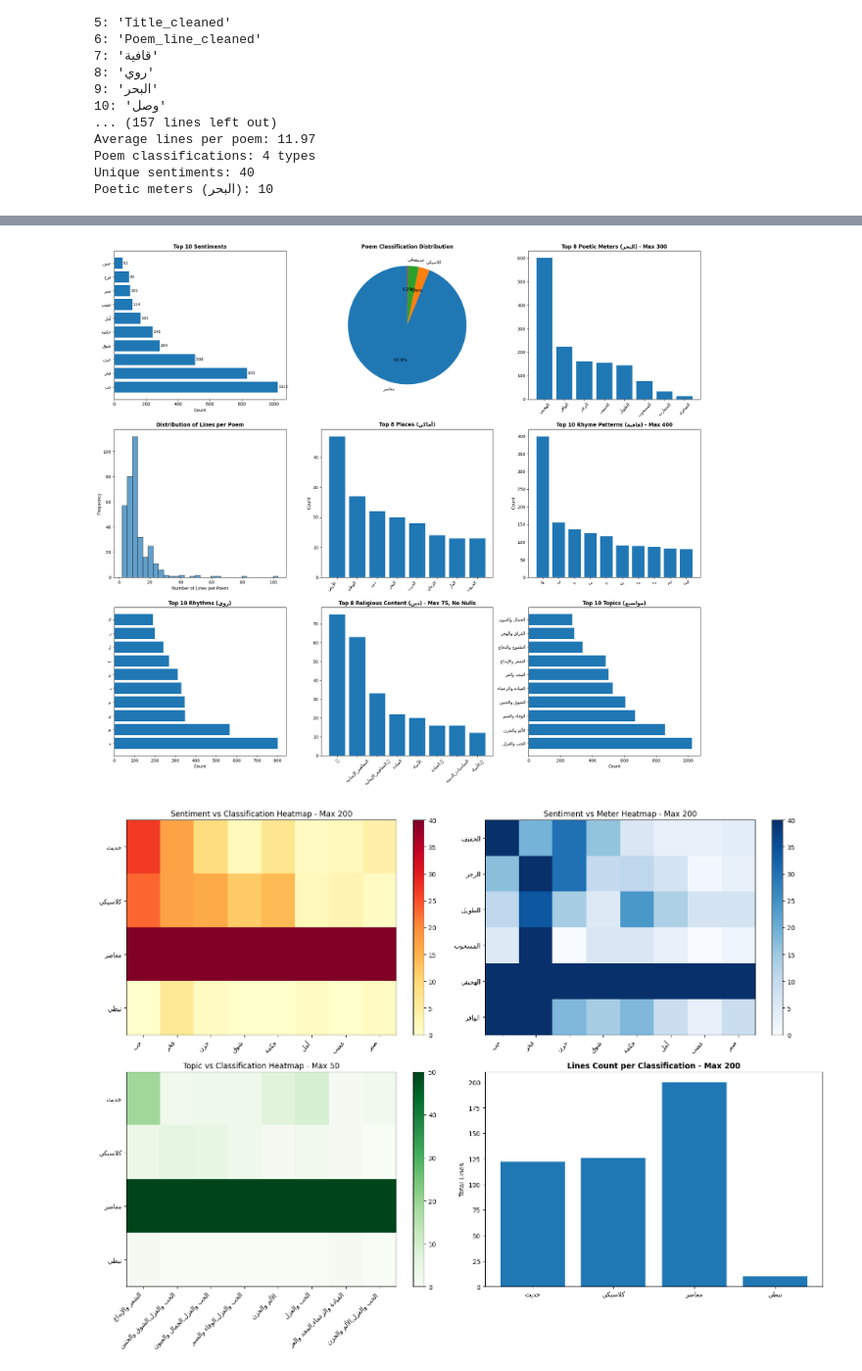
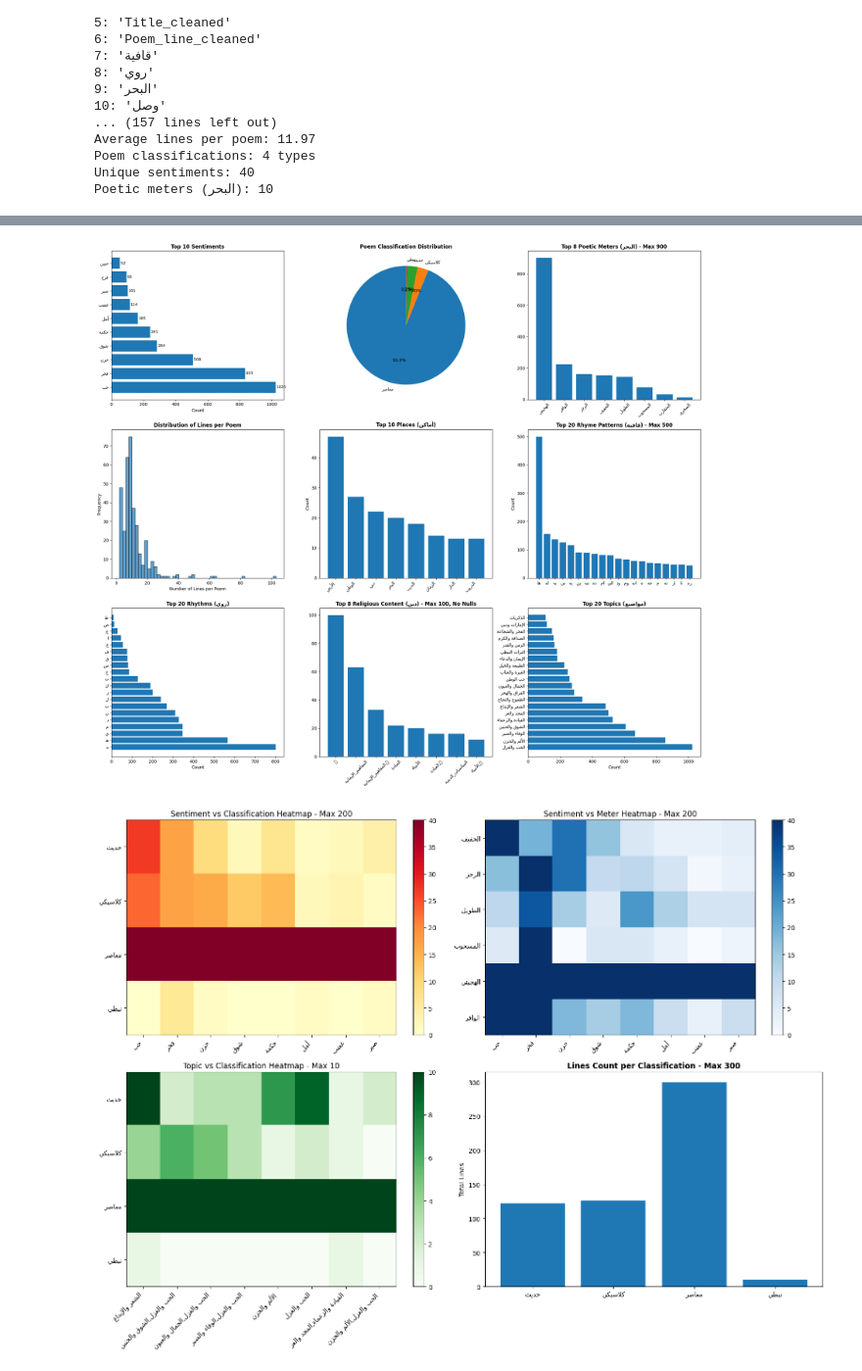
Before and after one commit to haitham72/Faz3-Poems, a Jupyter notebook: Dataset/07-datascience-exact search.ipynb, the cells around one changed output, grey strips where cells are left out. Shown at 98% size. Saved outputs shown, nothing was run; the diff lists cells and outputs as text; code cells hidden in the pictures.

```diff
--- a/Dataset/07-datascience-exact search.ipynb
+++ b/Dataset/07-datascience-exact search.ipynb
@@ -154,7 +154,7 @@ Poem classifications: 4 types
 Unique sentiments: 40
 Poetic meters (البحر): 10
 # %%
-%pip install arabic-reshaper python-bidi
+%pip install arabic-reshaper python-bidi seaborn
 import matplotlib.pyplot as plt
 import seaborn as sns
 import pandas as pd
@@ -197,16 +197,16 @@ axes[0,1].set_title(title_text, fontsize=12, fontweight='bold')
 
 # 3. Poetic Meters Distribution (max 300)
 meter_counts = df['البحر'].value_counts().head(8)
-capped_meter_values = [min(val, 600) for val in meter_counts.values]
+capped_meter_values = [min(val, 900) for val in meter_counts.values]
 arabic_meter_labels = [display_arabic(meter) for meter in meter_counts.index]
 axes[0,2].bar(arabic_meter_labels, capped_meter_values)
-title_text = display_arabic('Top 8 Poetic Meters (البحر) - Max 300')
+title_text = display_arabic('Top 8 Poetic Meters (البحر) - Max 900')
 axes[0,2].set_title(title_text, fontsize=12, fontweight='bold')
 axes[0,2].tick_params(axis='x', rotation=45)
 
 # 4. Line Count Distribution per Poem
 line_counts = df.groupby('poem_id')['Row_ID'].count()
-axes[1,0].hist(line_counts.values, bins=30, edgecolor='black', alpha=0.7)
+axes[1,0].hist(line_counts.values, bins=50, edgecolor='black', alpha=0.7)
 axes[1,0].set_xlabel('Number of Lines per Poem')
 axes[1,0].set_ylabel('Frequency')
 title_text = display_arabic('Distribution of Lines per Poem')
@@ -226,24 +226,24 @@ arabic_place_labels = [display_arabic(name) for name in place_names]
 axes[1,1].bar(range(len(place_counts)), place_counts.values)
 axes[1,1].set_xticks(range(len(place_counts)))
 axes[1,1].set_xticklabels(arabic_place_labels, rotation=45, ha='right')
-title_text = display_arabic('Top 8 Places (أماكن)')
+title_text = display_arabic('Top 10 Places (أماكن)')
 axes[1,1].set_title(title_text, fontsize=12, fontweight='bold')
 axes[1,1].set_ylabel('Count')
 
 # 6. Rhyme Pattern Distribution (max 200)
-rhyme_counts = df['قافية'].value_counts().head(10)
-capped_rhyme_values = [min(val, 400) for val in rhyme_counts.values]
+rhyme_counts = df['قافية'].value_counts().head(20)
+capped_rhyme_values = [min(val, 500) for val in rhyme_counts.values]
 arabic_rhyme_labels = [display_arabic(rhyme) for rhyme in rhyme_counts.index]
 axes[1,2].bar(arabic_rhyme_labels, capped_rhyme_values)
-title_text = display_arabic('Top 10 Rhyme Patterns (قافية) - Max 400')
+title_text = display_arabic('Top 20 Rhyme Patterns (قافية) - Max 500')
 axes[1,2].set_title(title_text, fontsize=12, fontweight='bold')
 axes[1,2].set_ylabel('Count')
 
 # 7. Rhythm Distribution
-rhythm_counts = df['روي'].value_counts().head(10)
+rhythm_counts = df['روي'].value_counts().head(20)
 arabic_rhythm_labels = [display_arabic(rhythm) for rhythm in rhythm_counts.index]
 axes[2,0].barh(arabic_rhythm_labels, rhythm_counts.values)
-title_text = display_arabic('Top 10 Rhythms (روي)')
+title_text = display_arabic('Top 20 Rhythms (روي)')
 axes[2,0].set_title(title_text, fontsize=12, fontweight='bold')
 axes[2,0].set_xlabel('Count')
 
@@ -254,10 +254,10 @@ religion_counts = religion_counts[religion_counts.index != '']
 religion_counts = religion_counts[religion_counts.index != 'nan']
 religion_counts = religion_counts.head(8)
 
-capped_religion_values = [min(val, 75) for val in religion_counts.values]
+capped_religion_values = [min(val, 100) for val in religion_counts.values]
 arabic_religion_labels = [display_arabic(rel) for rel in religion_counts.index]
 axes[2,1].bar(arabic_religion_labels, capped_religion_values)
-title_text = display_arabic('Top 8 Religious Content (دين) - Max 75, No Nulls')
+title_text = display_arabic('Top 8 Religious Content (دين) - Max 100, No Nulls')
 axes[2,1].set_title(title_text, fontsize=12, fontweight='bold')
 axes[2,1].tick_params(axis='x', rotation=45)
 
@@ -273,10 +273,10 @@ for topic_str in df['مواضيع'].dropna():
 
 # Count individual topics
 topic_series = pd.Series(all_topics)
-topic_counts = topic_series.value_counts().head(10)
+topic_counts = topic_series.value_counts().head(20)
 arabic_topic_labels = [display_arabic(topic) for topic in topic_counts.index]
 axes[2,2].barh(arabic_topic_labels, topic_counts.values)
-title_text = display_arabic('Top 10 Topics (مواضيع)')
+title_text = display_arabic('Top 20 Topics (مواضيع)')
 axes[2,2].set_title(title_text, fontsize=12, fontweight='bold')
 axes[2,2].set_xlabel('Count')
 
@@ -324,12 +324,12 @@ title_text = display_arabic('Sentiment vs Meter Heatmap - Max 200')
 axes2[0,1].set_title(title_text)
 plt.colorbar(im2, ax=axes2[0,1])
 
-# ABR Chart 3: Topic vs Classification (max 50)
+# ABR Chart 3: Topic vs Classification (max 30)
 df_topic_class = df.groupby(['مواضيع', 'تصنيف']).size().unstack(fill_value=0)
 top_topics = df['مواضيع'].value_counts().head(8).index
 pivot_tc = df_topic_class.loc[top_topics]
 
-capped_pivot_tc = pivot_tc.clip(upper=50)
+capped_pivot_tc = pivot_tc.clip(upper=10)
 im3 = axes2[1,0].imshow(capped_pivot_tc.T, cmap='Greens', aspect='auto', interpolation='nearest')
 arabic_topic_labels_2 = [display_arabic(topic) for topic in pivot_tc.index]
 arabic_class_labels_2 = [display_arabic(cls) for cls in pivot_tc.columns]
@@ -338,16 +338,16 @@ axes2[1,0].set_xticks(range(len(pivot_tc.index)))
 axes2[1,0].set_xticklabels(arabic_topic_labels_2, rotation=45, ha='right')
 axes2[1,0].set_yticks(range(len(pivot_tc.columns)))
 axes2[1,0].set_yticklabels(arabic_class_labels_2)
-title_text = display_arabic('Topic vs Classification Heatmap - Max 50')
+title_text = display_arabic('Topic vs Classification Heatmap - Max 10')
 axes2[1,0].set_title(title_text)
 plt.colorbar(im3, ax=axes2[1,0])
 
 # ABR Chart 4: Lines per Classification (max 200)
 avg_lines_per_class = df.groupby('تصنيف').size()
-capped_lines_values = [min(val, 200) for val in avg_lines_per_class.values]
+capped_lines_values = [min(val, 300) for val in avg_lines_per_class.values]
 arabic_class_labels_3 = [display_arabic(cls) for cls in avg_lines_per_class.index]
 axes2[1,1].bar(arabic_class_labels_3, capped_lines_values)
-title_text = display_arabic('Lines Count per Classification - Max 200')
+title_text = display_arabic('Lines Count per Classification - Max 300')
 axes2[1,1].set_title(title_text, fontsize=12, fontweight='bold')
 axes2[1,1].set_ylabel('Total Lines')
 
@@ -446,6 +463,6 @@ Requirement already satisfied: python-bidi in c:\users\user\miniconda3\envs\cu\l
 Note: you may need to restart the kernel to use updated packages.
-[figure, old version]
+[figure, new version]
-[figure, old version]
+[figure, new version]
 [figure]
 Summary Statistics Table:
            Metric       Value
```
Also changed, not shown: parts of 2 cells of this notebook, 28 other files.
